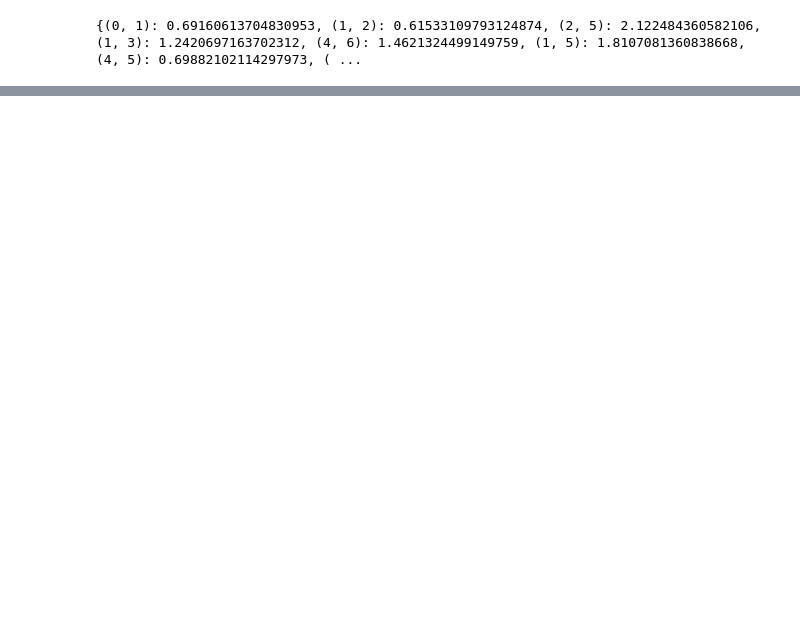
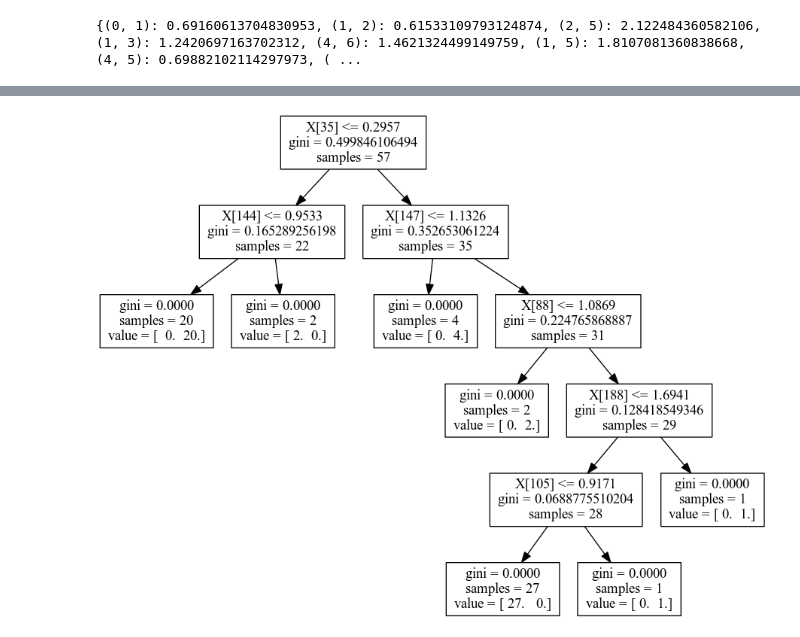
Before and after one commit to selaux/master-of-bones, a Jupyter notebook: Comparison - Marker Distances.ipynb, the cells around one changed output, grey strips where cells are left out. Drawn from its saved outputs; the diff is of its cells as text; code cells hidden in the pictures; blank space fills up the shorter version.

Commit message:
Use Decisiton Tree for Marker Comparison.

```diff
--- a/Comparison - Marker Distances.ipynb
+++ b/Comparison - Marker Distances.ipynb
@@ -142,0 +90,2 @@ do_comparison_of_landmark_combinations(loaded)
+# %%
+clf_tree = do_comparison_of_all_landmarks(loaded)
@@ -142,0 +110,9 @@ do_comparison_of_landmark_combinations(loaded)
+# %%
+dot_data = StringIO()
+tree.export_graphviz(clf_tree, out_file=dot_data)
+graph = pydot.graph_from_dot_data(dot_data.getvalue())
+fout = tempfile.NamedTemporaryFile(suffix=".png")
+graph.write(fout.name, format="png")
+Image(filename=fout.name)
+# %% [output]
+[figure, added]
```
Also changed, not shown: parts of 6 cells of this notebook.
